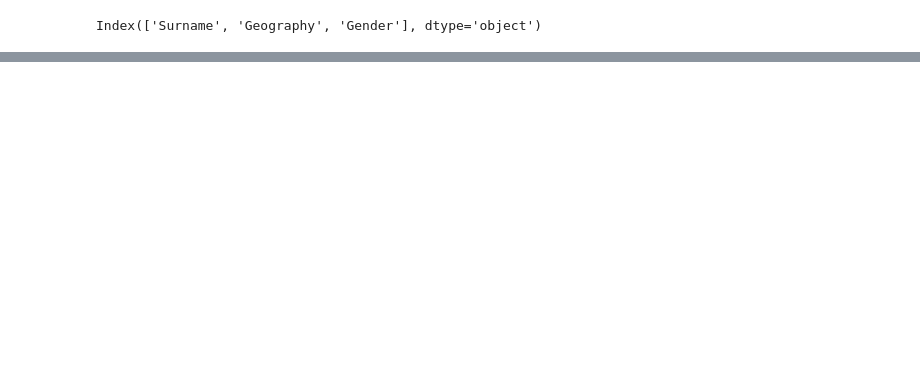
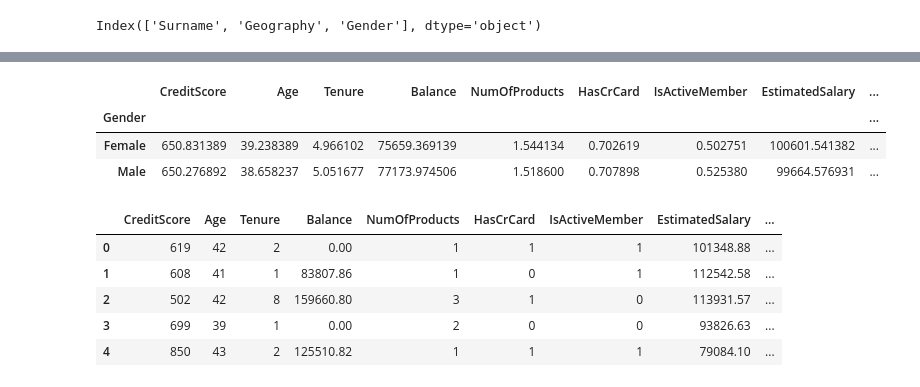
Before and after one commit to PszczeIarz/Customer-churn-prediction, a Jupyter notebook: Customer_churn_prediction.ipynb, the cells around one changed output, grey strips where cells are left out. Drawn from its saved outputs; the diff is of its cells as text; code cells hidden in the pictures; blank space fills up the shorter version.

```diff
--- a/Customer_churn_prediction.ipynb
+++ b/Customer_churn_prediction.ipynb
@@ -96,0 +137,19 @@ Index(['Surname', 'Geography', 'Gender'], dtype='object')
+# %%
+dataset.groupby("Gender").mean()
+# %% [output]
+|  | CreditScore | Age | Tenure | Balance | NumOfProducts | HasCrCard | IsActiveMember | EstimatedSalary | ... |
+| Gender |  |  |  |  |  |  |  |  | ... |
+| Female | 650.831389 | 39.238389 | 4.966102 | 75659.369139 | 1.544134 | 0.702619 | 0.502751 | 100601.541382 | ... |
+| Male | 650.276892 | 38.658237 | 5.051677 | 77173.974506 | 1.518600 | 0.707898 | 0.525380 | 99664.576931 | ... |
+# %%
+# one hot encoding
+dataset = pd.get_dummies(data=dataset,drop_first = True)
+# %%
+dataset.head()
+# %% [output]
+|  | CreditScore | Age | Tenure | Balance | NumOfProducts | HasCrCard | IsActiveMember | EstimatedSalary | ... |
+| 0 | 619 | 42 | 2 | 0.00 | 1 | 1 | 1 | 101348.88 | ... |
+| 1 | 608 | 41 | 1 | 83807.86 | 1 | 0 | 1 | 112542.58 | ... |
+| 2 | 502 | 42 | 8 | 159660.80 | 3 | 1 | 0 | 113931.57 | ... |
+| 3 | 699 | 39 | 1 | 0.00 | 2 | 0 | 0 | 93826.63 | ... |
+| 4 | 850 | 43 | 2 | 125510.82 | 1 | 1 | 1 | 79084.10 | ... |
```
Also changed, not shown: parts of 92 cells of this notebook.
